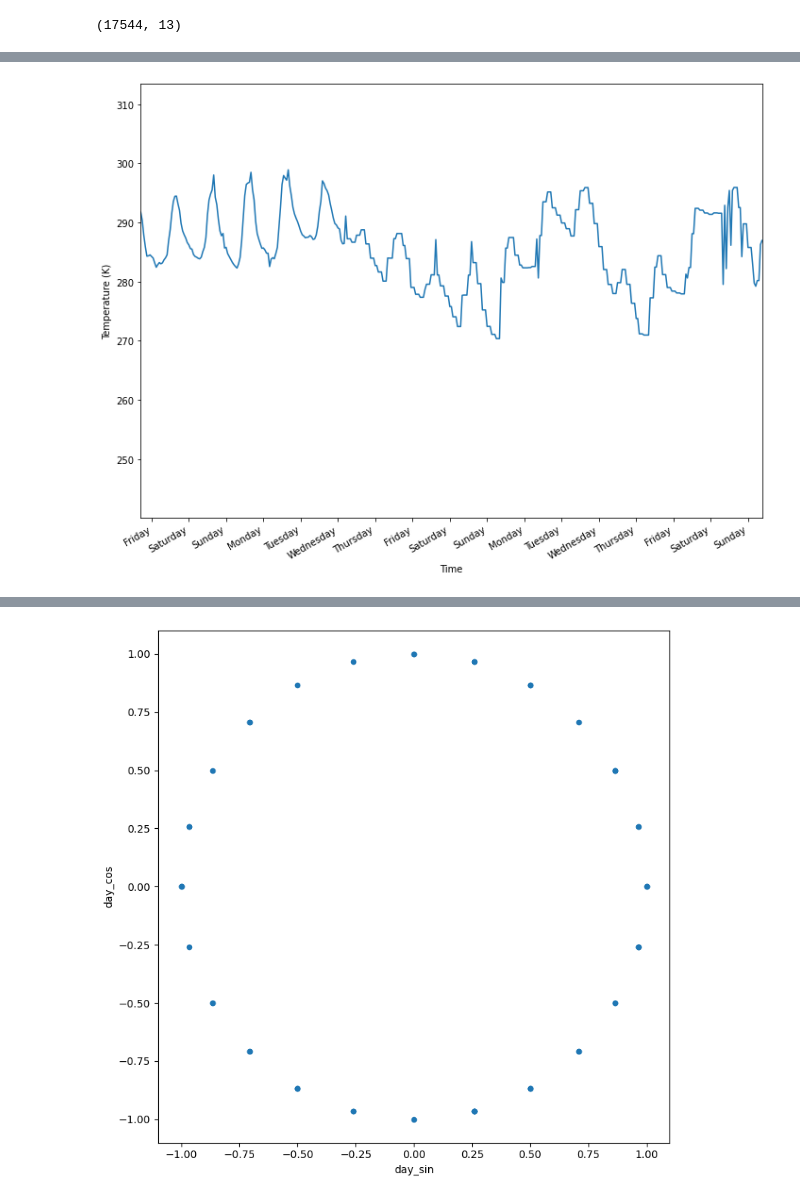
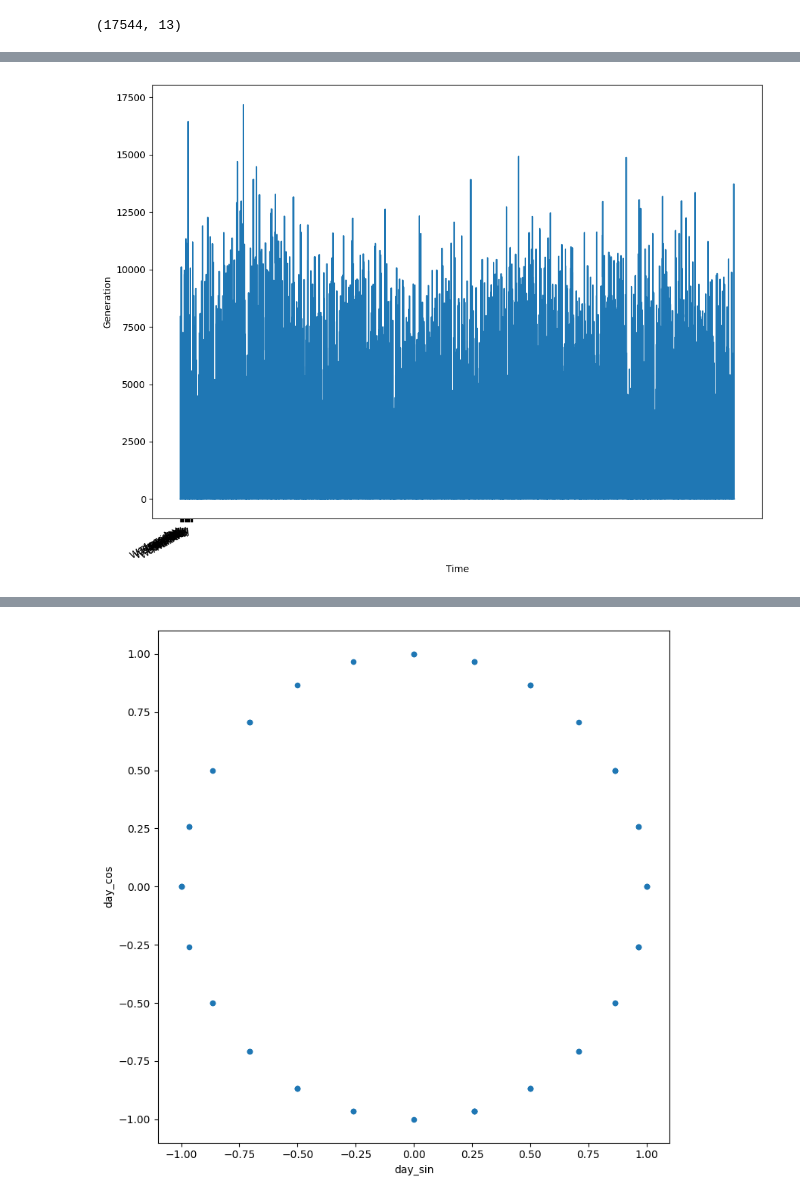
Before and after one commit to Kadomium/Time_Series_Forecasting_In_Python, a Jupyter notebook: Ichijo_apply/Datareform.ipynb, the cells around one changed output, grey strips where cells are left out. Drawn from its saved outputs; the diff is of its cells as text; code cells hidden in the pictures.

```diff
--- a/Ichijo_apply/Datareform.ipynb
+++ b/Ichijo_apply/Datareform.ipynb
@@ -87,19 +88,18 @@ plt.savefig('figures/test-2.png', dpi=300)
 # %%
 fig, ax = plt.subplots()
 
 ax.plot(df['n_main_generation'])
 ax.set_xlabel('Time')
 ax.set_ylabel('Generation')
 
-plt.xticks(np.arange(0, 400, 24), ['Wednesday', 'Thursday', 'Friday', 'Saturday', 'Sunday', 'Monday', 'Tuesday', 'Wednesday', 'Thursday', 'Friday', 'Saturday', 'Sunday', 'Monday', 'Tuesday', 'Wednesday', 'Thursday', 'Friday'])plt.xlim(0, 400)
-plt.xlim(0, 400)
+plt.xticks(np.arange(0, 400, 24), ['Wednesday', 'Thursday', 'Friday', 'Saturday', 'Sunday', 'Monday', 'Tuesday', 'Wednesday', 'Thursday', 'Friday', 'Saturday', 'Sunday', 'Monday', 'Tuesday', 'Wednesday', 'Thursday', 'Friday'])
 
 fig.autofmt_xdate()
 plt.tight_layout()
 
 plt.savefig('figures/test_3', dpi=300)
 # %% [output]
-[figure, old version]
+[figure, new version]
 # %%
 df.describe().transpose()
 # %% [output]
```
Also changed, not shown: parts of 17 cells of this notebook.
